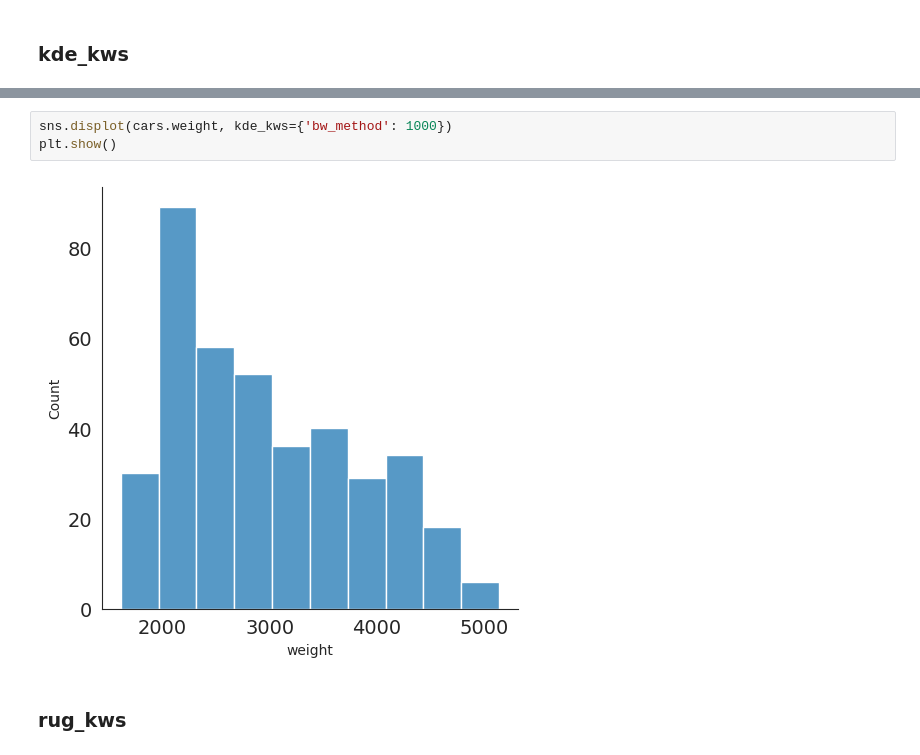
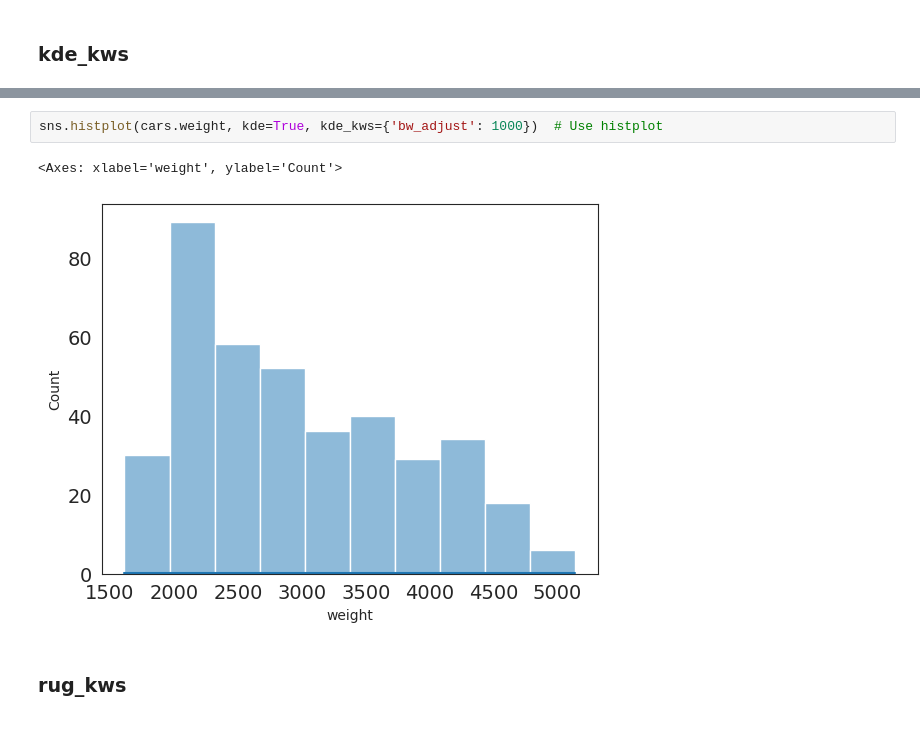
Before and after one commit to Davron030901/Matplotlib_and_Seaborn, a Jupyter notebook: 03_distplot.ipynb, the cells around one changed output, grey strips where cells are left out. Cells and saved outputs as stored; diff of their text form.

```diff
--- a/03_distplot.ipynb
+++ b/03_distplot.ipynb
@@ -250,7 +134,7 @@ sns.kdeplot(cars.weight, lw=5);
 # %%
-sns.displot(cars.weight, kde_kws={'bw_method': 1000})
-plt.show()
+sns.histplot(cars.weight, kde=True, kde_kws={'bw_adjust': 1000})  # Use histplot
 # %% [output]
+<Axes: xlabel='weight', ylabel='Count'>
-[figure, old version]
+[figure, new version]
 # %% [markdown]
 ### rug_kws
```
Also changed, not shown: parts of 26 cells of this notebook.
